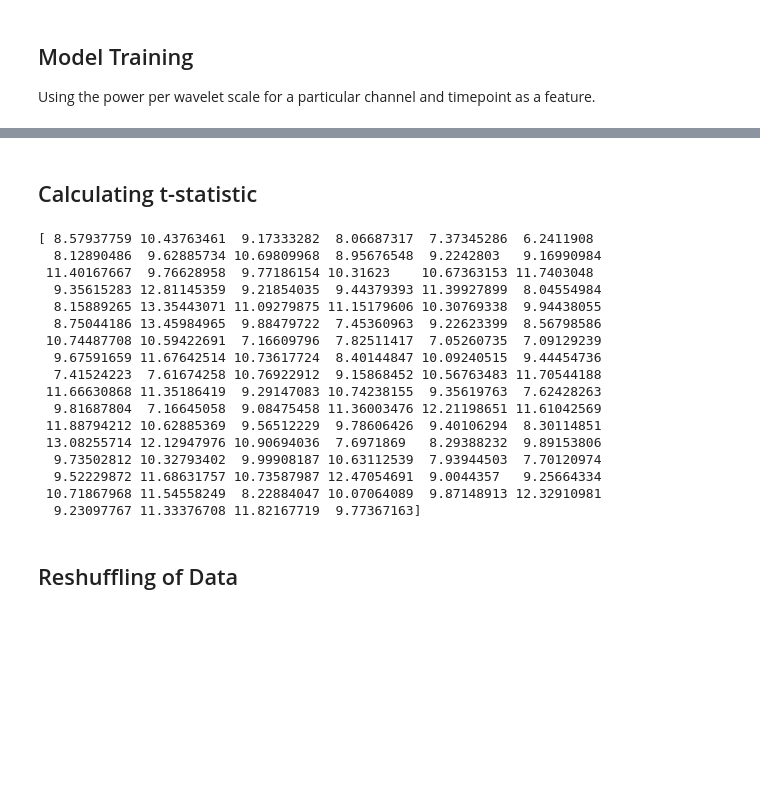
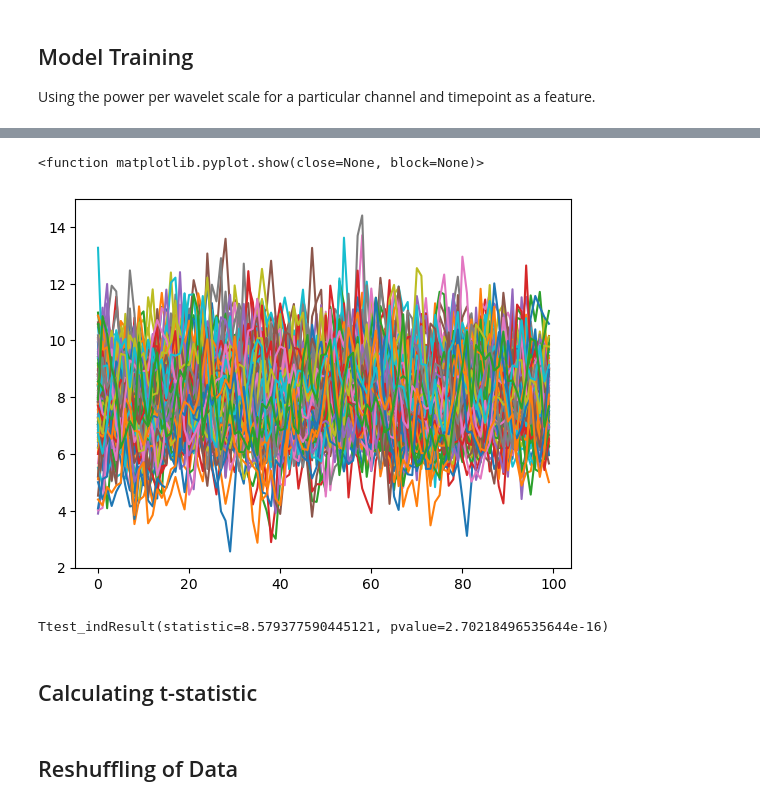
Before and after one commit to ncsl/decoding-decision-making, a Jupyter notebook: EFRI Data Analysis LDA.ipynb, the cells around one changed output, grey strips where cells are left out. Cells and saved outputs as stored; diff of their text form; code cells hidden in the pictures; blank space fills up the shorter version.

```diff
--- a/EFRI Data Analysis LDA.ipynb
+++ b/EFRI Data Analysis LDA.ipynb
@@ -45,6 +47,2 @@ for i in [2,4,6,8,10]:
 # %%
 y = np.asarray([(0 if bet == 5 else 1) for bet in bets]) # 0 = low bet ($5), 1 = high bet ($20)
-# %%
-bet_card_ratio = []
-for i in range(len(card_value_indices)):
-    bet_card_ratio.append(y[card_value_indices[i]].sum()/len(card_value_indices[i]))
@@ -78,23 +50,26 @@ plt.show()
 ## Model Training
 
 Using the power per wavelet scale for a particular channel and timepoint as a feature.
+# %%
+model_accuracies = np.zeros((num_channels, num_timesteps, 5))
+t_values = np.zeros((num_channels,num_timesteps))
+prob_values = np.zeros((num_channels, num_timesteps, num_trials, 2))
+decision_values = np.zeros((num_channels,num_timesteps,num_trials))
 # %%
-from sklearn.model_selection import cross_validate
-from sklearn.discriminant_analysis import LinearDiscriminantAnalysis
-
-model_accuracies = np.zeros((num_channels, num_timesteps, 5))  # Number of cross-validation folds (e.g., 5)
-# decision_values = np.zeros((num_channels,num_timesteps,num_trials))
-prob_values = np.zeros((num_channels, num_timesteps, num_trials, 2))
-
-
 # Trains an LDA model on preprocessed data, implements cross validation, and extracts decision values
 for channel in range(num_channels):
     for time in range(num_timesteps):
         X = data[:, channel, :, time] # get the EEG data for a particular channel and time point
+
         lda = LinearDiscriminantAnalysis(solver='lsqr', shrinkage='auto')
-        cv_results = cross_validate(lda, X, y, cv=5, return_estimator=True)
-        model_accuracies[channel, time] = cv_results['test_score'] # store the accuracies of the cross-validated model
-        max_index = list(model_accuracies[channel,time]).index(model_accuracies[channel,time].max())
-        best_lda = cv_results['estimator'][max_index] # select the best performing model after cross-validation
-        # decision_values[channel,time] = best_lda.decision_function(X) # calculate the decision values for each trial
-        prob_values[channel,time] = best_lda.predict_log_proba(X) # calculate the log of probabilities for classification of each class
+        # cv_results = np.zeros(10,5)
+        # for i in range(10):
+        #     cv_results[i] = cross_val_predict(lda, X, y, cv=5, return_estimator=True)
+
+        # model_accuracies[channel, time] = cv_results['test_score'] # store the accuracies of the cross-validated model
+        # max_index = list(model_accuracies[channel,time]).index(model_accuracies[channel,time].max())
+        # best_lda = cv_results['estimator'][max_index] # select the best performing model after cross-validation
+
+        # decision_values[channel,time] = best_lda.decision_function(X)
+        prob_values[channel,time] = cross_val_predict(lda, X, y, cv=5, method = 'predict_log_proba') # calculate the log of probabilities for classification of each class (ie decision value for each class)
+        t_values[channel,time] = ttest_ind(prob_values[channel,time,:,0],prob_values[channel,time,:,1]).statistic # perform t-test on log prob values (ie decision values for each class)
@@ -118,0 +143,11 @@ print(best_lda.predict_proba(X).shape)
+# %%
+for i in range(len(t_values)):
+    plt.plot(t_values[i])
+plt.show
+# %% [output]
+<function matplotlib.pyplot.show(close=None, block=None)>
+[figure, added]
+# %%
+ttest_ind(prob_values[0,0,:,0],prob_values[0,0,:,1])
+# %% [output]
+Ttest_indResult(statistic=8.579377590445121, pvalue=2.70218496535644e-16)
@@ -133,25 +173,7 @@ np.save(f'{out_path_tvalues}/Subject06_tvalues.npy',t_values) # save t-values
 subject06_tvalues = np.load('t_values/Subject06_tvalues.npy')
 subject07_tvalues = np.load('t_values/Subject07_tvalues.npy')
 
-print(subject06_tvalues[0])
+print(subject07_tvalues[3])
 # print(ttest_ind(subject06_tvalues,subject07_tvalues).statistic)
-# %% [output]
-[ 8.57937759 10.43763461  9.17333282  8.06687317  7.37345286  6.2411908
-  8.12890486  9.62885734 10.69809968  8.95676548  9.2242803   9.16990984
- 11.40167667  9.76628958  9.77186154 10.31623    10.67363153 11.7403048
-  9.35615283 12.81145359  9.21854035  9.44379393 11.39927899  8.04554984
-  8.15889265 13.35443071 11.09279875 11.15179606 10.30769338  9.94438055
-  8.75044186 13.45984965  9.88479722  7.45360963  9.22623399  8.56798586
- 10.74487708 10.59422691  7.16609796  7.82511417  7.05260735  7.09129239
-  9.67591659 11.67642514 10.73617724  8.40144847 10.09240515  9.44454736
-  7.41524223  7.61674258 10.76922912  9.15868452 10.56763483 11.70544188
- 11.66630868 11.35186419  9.29147083 10.74238155  9.35619763  7.62428263
-  9.81687804  7.16645058  9.08475458 11.36003476 12.21198651 11.61042569
- 11.88794212 10.62885369  9.56512229  9.78606426  9.40106294  8.30114851
- 13.08255714 12.12947976 10.90694036  7.6971869   8.29388232  9.89153806
-  9.73502812 10.32793402  9.99908187 10.63112539  7.93944503  7.70120974
-  9.52229872 11.68631757 10.73587987 12.47054691  9.0044357   9.25664334
- 10.71867968 11.54558249  8.22884047 10.07064089  9.87148913 12.32910981
-  9.23097767 11.33376708 11.82167719  9.77367163]
 # %% [markdown]
 ## Reshuffling of Data
```
Also changed, not shown: parts of 41 cells of this notebook, 2 other files.
